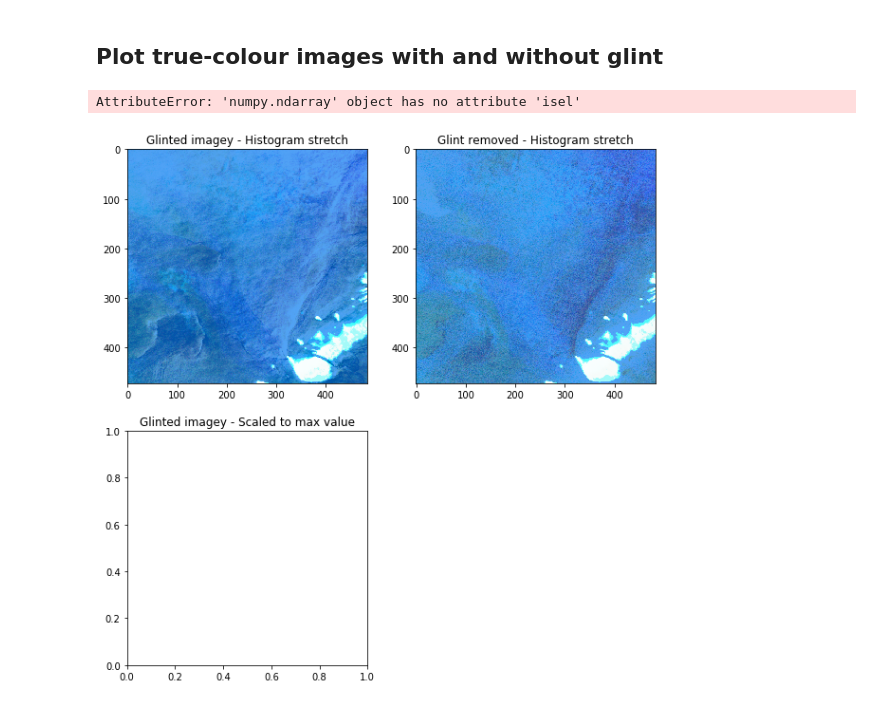
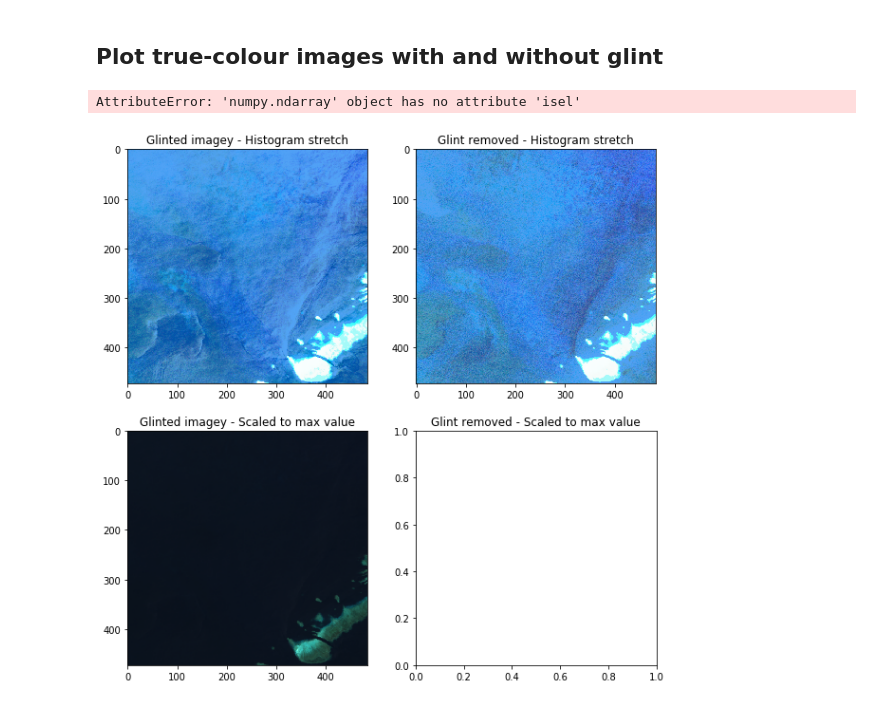
Before and after one commit to taslandcover/dea-notebooks, a Jupyter notebook: Glint/Hedley_2005_glint_correction.ipynb, the cells around one changed output. Drawn from its saved outputs; the diff is of its cells as text; code cells hidden in the pictures.

Commit message:
plot fixed

```diff
--- a/Glint/Hedley_2005_glint_correction.ipynb
+++ b/Glint/Hedley_2005_glint_correction.ipynb
@@ -176,9 +176,9 @@ Coordinates:
 # Correct for glint in r,g,b using the Hedley method
 # %%
 #Apply the Hedley correction to the cloud free data for each wavelenght
-red_corr = red_only_cloud_free.isel(time=image)-((red_model.coef_[0])*((nir_only_cloud_free.isel(time=image))-(nir_only_cloud_free.isel(time=image).min())))
-blue_corr = blue_only_cloud_free.isel(time=image)-((blue_model.coef_[0])*((nir_only_cloud_free.isel(time=image))-(nir_only_cloud_free.isel(time=image).min())))
-green_corr = green_only_cloud_free.isel(time=image)-((green_model.coef_[0])*((nir_only_cloud_free.isel(time=image))-(nir_only_cloud_free.isel(time=image).min())))
+red_corr = red_only_cloud_free.isel(time=image)-((red_model.coef_[0])*((nir_only_cloud_free.isel(time=image))-(nir_only_cloud_free.isel(x=slice(0,200),time=image).min())))
+blue_corr = blue_only_cloud_free.isel(time=image)-((blue_model.coef_[0])*((nir_only_cloud_free.isel(time=image))-(nir_only_cloud_free.isel(x=slice(0,200),time=image).min())))
+green_corr = green_only_cloud_free.isel(time=image)-((green_model.coef_[0])*((nir_only_cloud_free.isel(time=image))-(nir_only_cloud_free.isel(x=slice(0,200),time=image).min())))
 print (red_corr)
 # %% [output]
 <xarray.DataArray (y: 473, x: 484)>
@@ -201,7 +201,7 @@ Coordinates:
   * x        (x) float64 1.306e+06 1.306e+06 1.306e+06 1.306e+06 1.306e+06 ...
 # %%
 #Create nir_corr - an array of the same shape as nir_only_cloud_free (etc.) where all values equal nir_only_cloud_free.min()
-nir_corr = red_corr/red_corr*nir_only_cloud_free.isel(x=slice(0,470),y=10,time=image).min()
+nir_corr = red_corr/red_corr*nir_only_cloud_free.isel(x=slice(0,200),time=image).min()
 # %% [markdown]
 # Plot wavelength v intensity
 # %% [markdown]
@@ -313,6 +313,6 @@ print (minmax_uncorr)
 # %%
 #Plot both the uncorrected data (red) and the corrected data (black)
 for i in range (200):
-    plt.plot(landsat_bands, (np.transpose(minmax_corr))[:,i], color = 'black')
-    plt.plot(landsat_bands, (np.transpose(minmax_uncorr))[:,i], color = 'red')
+    plt.plot(landsat_bands, (np.transpose(minmax_corr))[:,i], color = 'blue', alpha = 0.05)
+    plt.plot(landsat_bands, (np.transpose(minmax_uncorr))[:,i], color = 'red', alpha = 0.05)
 # %% [output]
@@ -340,5 +319,0 @@ array([[ 265.20758376,  193.28813157,   92.69149949,  198.        ]])
-# %%
-for i in range (470):
-    #plt.plot(landsat_bands,np.vstack((pixels.blue, pixels.green, pixels.red, pixels.nir))[:,i])
-    plt.plot(landsat_bands,np.vstack((blue_only_cloud_free.isel(x=slice(0,470),y=10,time=image), green_only_cloud_free.isel(x=slice(0,470),y=10,time=image), red_only_cloud_free.isel(x=slice(0,470),y=10,time=image), nir_only_cloud_free.isel(x=slice(0,470),y=10,time=image)))[:,i])
-    plt.plot(landsat_bands,np.vstack((blue_corr.isel(x=slice(0,470),y=10), green_corr.isel(x=slice(0,470),y=10), red_corr.isel(x=slice(0,470),y=10), nir_corr.isel(x=slice(0,470),y=10)))[:,i], color = 'black')
@@ -415,36 +388,36 @@ def drawTrueColourScaled(ds):
     for i, colour in enumerate(['red_only_cloud_free', 'green_only_cloud_free', 'blue_only_cloud_free']):
         rawimg[:,:,i] = ds[colour].values
     rawimg[rawimg == -999] = np.nan
-    img_toshow3 = rawimg/rawimg.isel(x = slice(0,200)).max()
+    img_toshow3 = rawimg/rawimg.max()
     return img_toshow3
 
 #Draw image with no sun glint
 def drawTrueColourNoGlintScaled(ds):
     '''this function takes the shape of an input band and uses swir1, nir and green to make and display a false
     color composite. Written by Mike Barnes, edited by Bex Dunn and Claire Krause'''
     y, x = ds['red_corr'].shape
     rawimg = np.zeros((y,x,3), dtype = np.float32)
     for i, colour in enumerate(['red_corr', 'green_corr', 'blue_corr']):
         rawimg[:,:,i] = ds[colour].values
     rawimg[rawimg == -999] = np.nan
-    img_toshow4 = rawimg/rawimg.isel(x = slice(0,200)).max()
+    img_toshow4 = rawimg/rawimg.max()
     return img_toshow4
 
 
 #Plot rgb glinted images and rgb images with glint removed, using a histogram stretch and by scaling intensities to maximum values
 plt.figure(figsize = (10,10))
 plt.subplot(221)
 plt.title ('Glinted imagey - Histogram stretch')
 imshow(drawTrueColourHist(dataset_only_cloud_free))
 plt.subplot(222)
 plt.title('Glint removed - Histogram stretch')
 imshow(drawTrueColourNoGlintHist(dataset_corr))
 plt.subplot(223)
 plt.title ('Glinted imagey - Scaled to max value')
 imshow(drawTrueColourScaled(dataset_only_cloud_free))
 plt.subplot(224)
 plt.title('Glint removed - Scaled to max value')
 imshow(drawTrueColourNoGlintScaled(dataset_corr))
 # %% [output]
 AttributeError: 'numpy.ndarray' object has no attribute 'isel'
-[figure, old version]
+[figure, new version]
```
Also changed, not shown: parts of 8 cells of this notebook, 1 other file.
